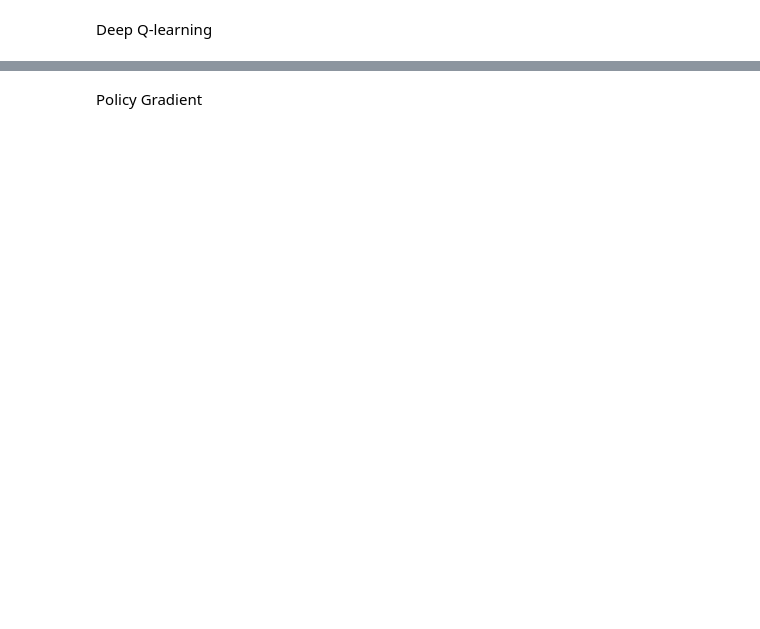
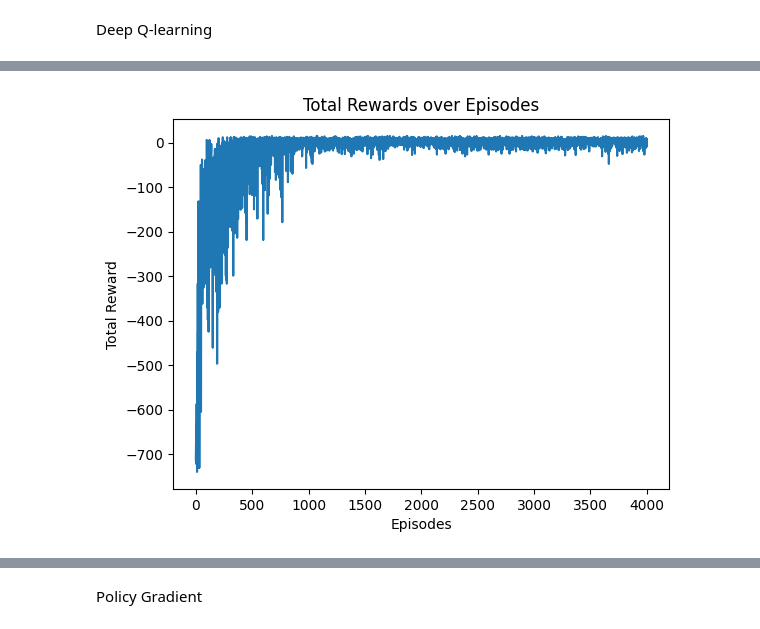
Before and after one commit to Soso2509/Evolutionary-AI_gruppe_gruppe9, a Jupyter notebook: prob4/2.prob4_kode/Taxi.ipynb, the cells around one changed output, grey strips where cells are left out. Drawn from its saved outputs; the diff is of its cells as text; code cells hidden in the pictures; blank space fills up the shorter version.

Commit message:
Added initial Sarsa
Needs further optimization

```diff
--- a/prob4/2.prob4_kode/Taxi.ipynb
+++ b/prob4/2.prob4_kode/Taxi.ipynb
@@ -104,15 +86,0 @@ Sarse
-# %%
-import gym
-
-env = gym.make('Taxi-v3', render_mode="human")
-env.action_space.seed(42)
-
-observation, info = env.reset(seed=42)
-
-for _ in range(1000):
-    observation, reward, terminated, truncated, info = env.step(env.action_space.sample())
-
-    if terminated or truncated:
-        observation, info = env.reset()
-
-env.close()
@@ -118,0 +89,66 @@ env.close()
+# %%
+import gym
+import numpy as np
+import matplotlib.pyplot as plt
+
+env = gym.make('Taxi-v3', render_mode="rgb_array") # , render_mode="human"
+env.action_space.seed(42)
+
+# Hyperparameters
+alpha = 0.2 # Learning rate
+gamma = 0.99 # Discount factor
+epsilon = 1 # Exploration
+
+# Q-table init
+n_states = env.observation_space.n
+n_actions = env.action_space.n
+q_table = np.zeros((n_states, n_actions))
+rewards = []
+
+# Training loop
+episodes = 4000
+
+for episode in range(episodes):
+    observation, info = env.reset() # Make sure environment is reset before every run
+    done = False
+    total_reward = 0
+
+    # Initial action
+    action = env.action_space.sample() if np.random.rand() < epsilon else np.argmax(q_table[observation])
+
+    while not done:
+
+        next_observation, reward, terminated, truncated, info = env.step(action)
+
+        next_action = env.action_space.sample() if np.random.rand() < epsilon else np.argmax(q_table[next_observation])
+
+
+
+        # Updating the Q-table (state is observation)
+        q_table[observation, action] = q_table[observation, action] + \
+            alpha * (reward + gamma * q_table[next_observation, next_action] - q_table[observation, action])
+
+        # Update observation
+        observation, action = next_observation, next_action
+
+        total_reward += reward
+
+
+        epsilon = max(0.1, epsilon * 0.995)
+
+        if episode % 100 == 0:
+            print(f'Episode {episode}, Total Reward: {total_reward}')
+
+        done = terminated or truncated
+
+    rewards.append(total_reward)
+
+plt.plot(rewards)
+plt.xlabel('Episodes')
+plt.ylabel('Total Reward')
+plt.title('Total Rewards over Episodes')
+plt.show()
+
+
+env.close()
+# %% [output]
@@ -118,0 +172 @@ env.close()
+[figure, added]
```
Also changed, not shown: parts of 6 cells of this notebook, 1 other file.
